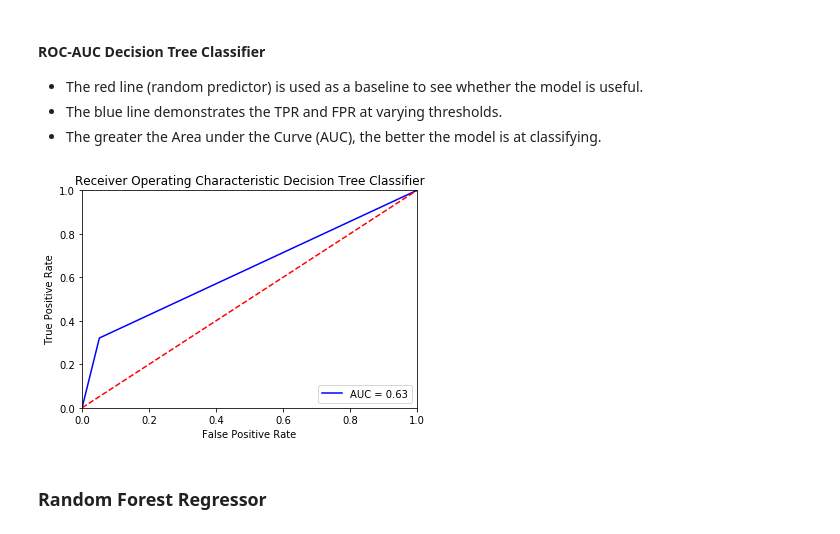
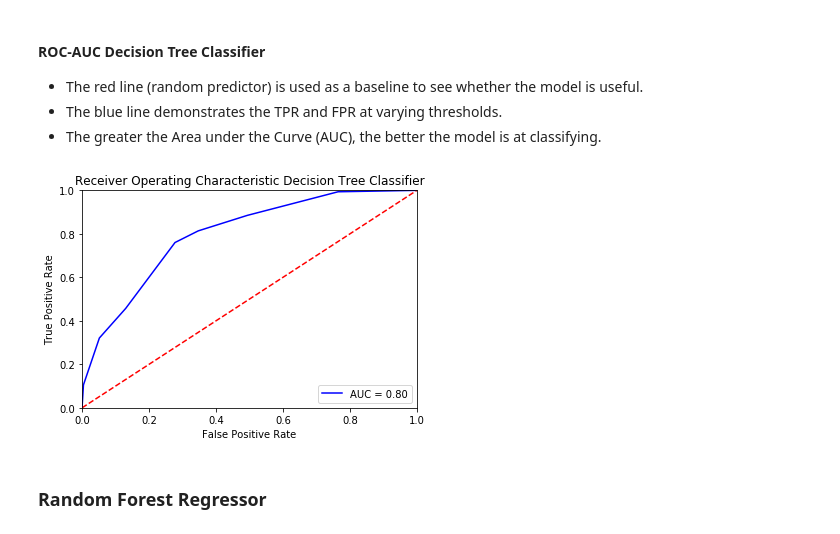
Before and after one commit to NadimYounes/DataScience, a Jupyter notebook: Telco Customer Churn - EDA & Classification.ipynb, the cells around one changed output. Saved outputs shown, nothing was run; the diff lists cells and outputs as text; code cells hidden in the pictures.

```diff
--- a/Telco Customer Churn - EDA & Classification.ipynb
+++ b/Telco Customer Churn - EDA & Classification.ipynb
@@ -410,6 +410,8 @@ cm(y_pred)
  - The red line (random predictor) is used as a baseline to see whether the model is useful.
  - The blue line demonstrates the TPR and FPR at varying thresholds.
  - The greater the Area under the Curve (AUC), the better the model is at classifying.
+# %%
+y_proba_DT = my_DT.predict_proba(X_test)
 # %%
 def roc_auc(prediction,model):
     fpr, tpr, thresholds = metrics.roc_curve(y_test,prediction)
@@ -425,9 +427,9 @@ def roc_auc(prediction,model):
     plt.xlabel('False Positive Rate')
     return plt.show()
 # %%
-roc_auc(y_pred,'Decision Tree Classifier')
+roc_auc(y_proba_DT[:, 1],'Decision Tree Classifier')
 # %% [output]
-[figure, old version]
+[figure, new version]
 # %% [markdown]
 ### Random Forest Regressor
 # %%
```
Also changed, not shown: parts of 9 cells of this notebook, 2 other files.
